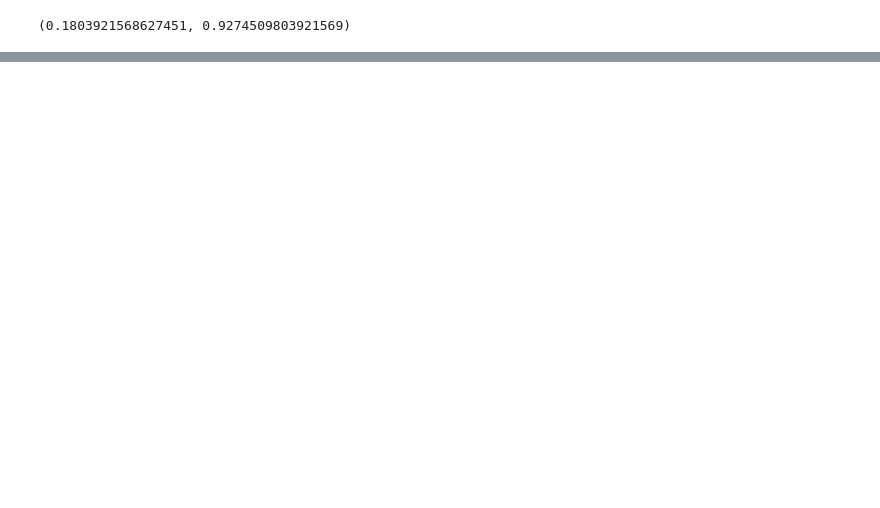
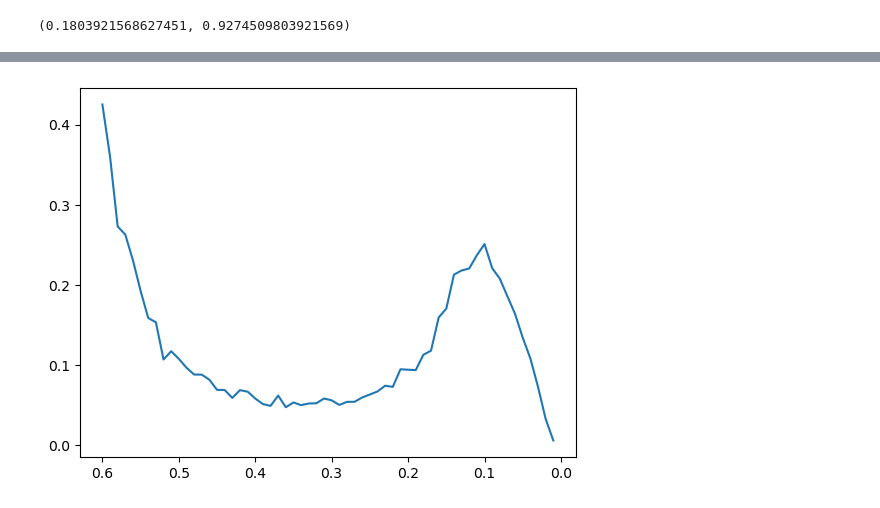
Before and after one commit to irene146/whitecaps, a Jupyter notebook: v1.1.ipynb, the cells around one changed output, grey strips where cells are left out. Drawn from its saved outputs; the diff is of its cells as text; code cells hidden in the pictures; blank space fills up the shorter version.

```diff
--- a/v1.1.ipynb
+++ b/v1.1.ipynb
@@ -52 +54,27 @@ plt.colorbar()
 [figure]
+# %%
+intensity_vector = np.arange(0, np.nanmax(im_subtracted)*0.9, 0.01)
+'''
+np.nanmax(im_subtracted): Finds the maximum intensity value in the image, ignoring NaN values.
+*0.9: Multiplies by 0.9 to avoid extreme outliers at the maximum intensity.
+np.arange(start, stop, step): Creates a range of intensity thresholds from 0 to 90% of the max intensity with a step size of 0.01.
+'''
+
+# Calculate the PIP
+hist, bin_edges = np.histogram(im_subtracted[~np.isnan(im_subtracted)],
+                                bins=intensity_vector)
+
+'''
+Counts how many pixel intensities fall within each range (bin) defined by the intensty vector
+    Excludes NaN values to ensure valid calculations.
+np.histogram: Computes the histogram, returning:
+hist: Counts of pixels in each bin.
+bin_edges: The boundaries of the bins.
+'''
+
+# Flip to start at highest intensity threshold to lowest
+hist_reversed = hist[::-1]
+bin_edges_reversed = bin_edges[::-1]
+
+# Get cumulative sum at each successively lower intensity
+cumulative_sum = np.cumsum(hist_reversed)
@@ -52,0 +84,8 @@ plt.colorbar()
+# %%
+pip = np.diff(cumulative_sum)/(cumulative_sum [1:]) #likely something wrong with this line
+# %%
+
+plt.plot(bin_edges_reversed[1:-1], pip)
+plt.gca().invert_xaxis()
+# %% [output]
+[figure, added]
```
Also changed, not shown: parts of 11 cells of this notebook.
